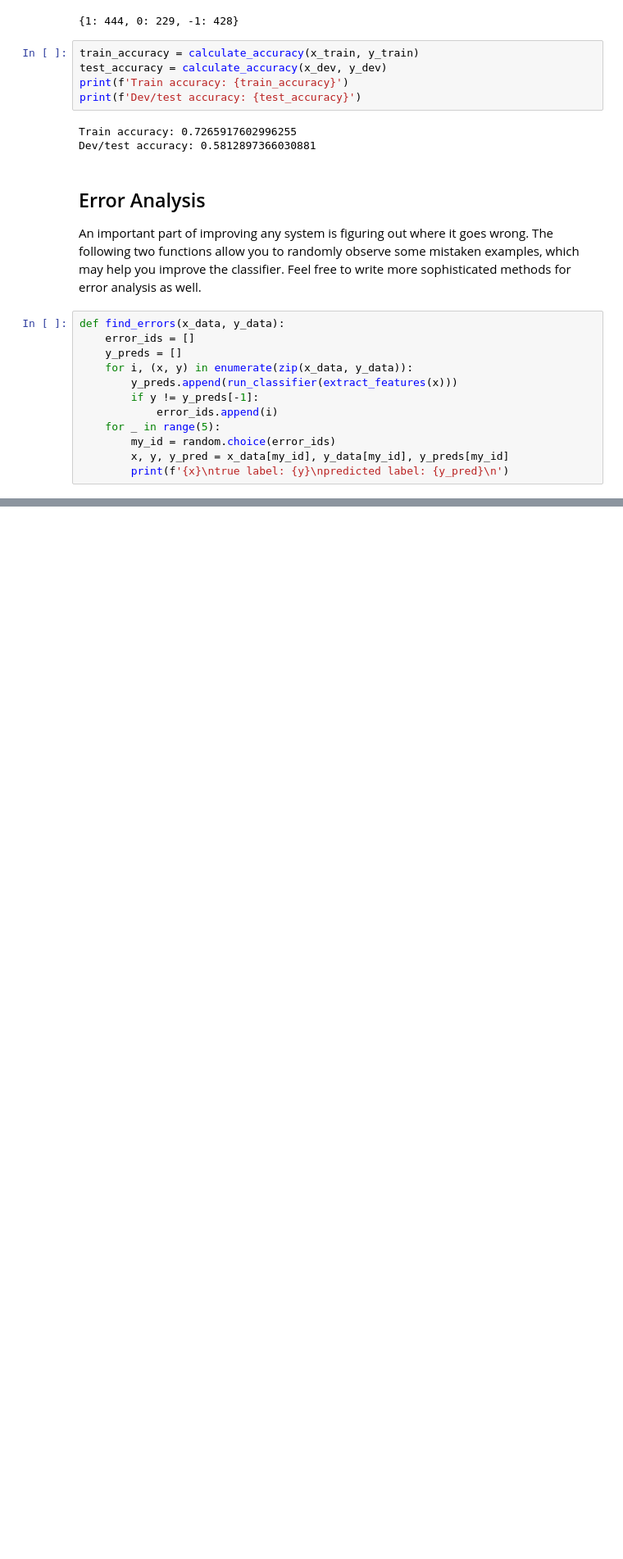
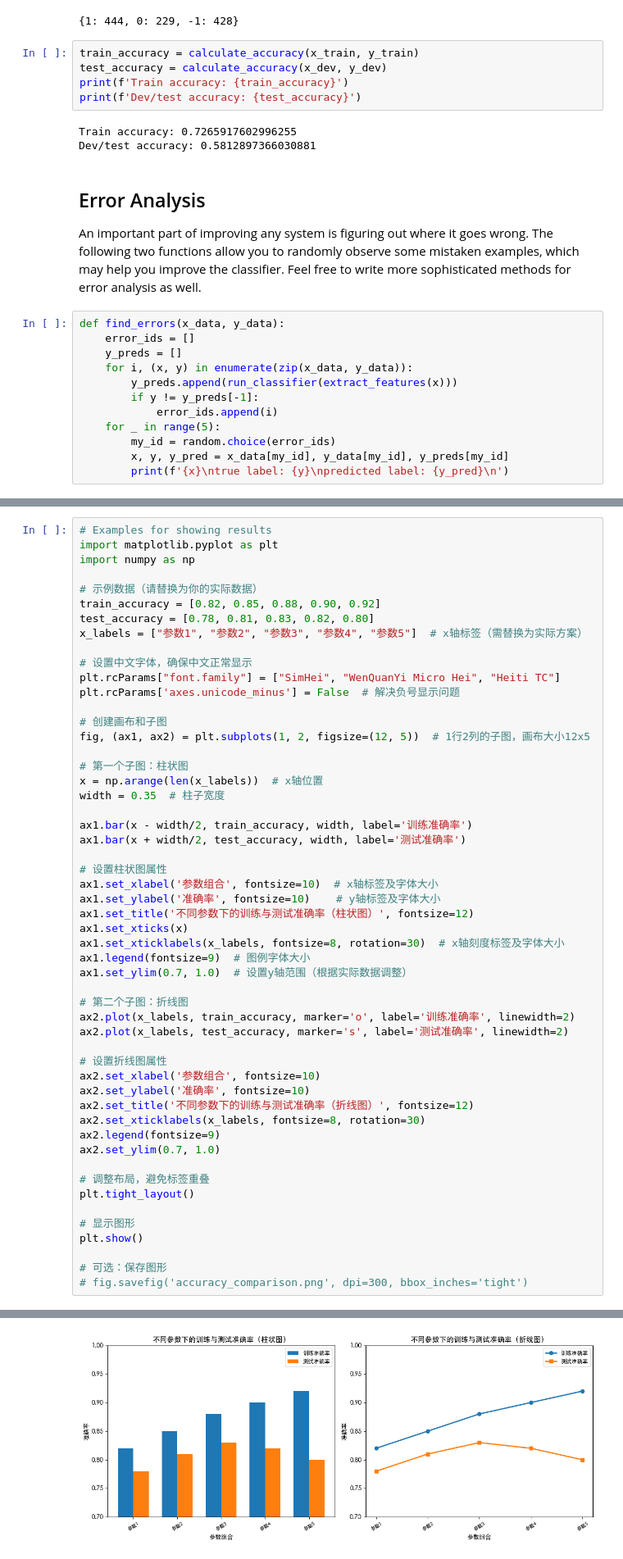
Before and after one commit to muxilinn/nlp-codes, a Jupyter notebook: 01-simpleclassifier/trained_bow_classifier.ipynb, the cells around one changed output, grey strips where cells are left out. Shown at 82% size. Saved outputs shown, nothing was run; the diff lists cells and outputs as text; blank space fills up the shorter version.

```diff
--- a/01-simpleclassifier/trained_bow_classifier.ipynb
+++ b/01-simpleclassifier/trained_bow_classifier.ipynb
@@ -160,0 +143,54 @@ predicted label: 0
+# %%
+# Examples for showing results
+import matplotlib.pyplot as plt
+import numpy as np
+
+# 示例数据（请替换为你的实际数据）
+train_accuracy = [0.82, 0.85, 0.88, 0.90, 0.92]
+test_accuracy = [0.78, 0.81, 0.83, 0.82, 0.80]
+x_labels = ["参数1", "参数2", "参数3", "参数4", "参数5"]  # x轴标签（需替换为实际方案）
+
+# 设置中文字体，确保中文正常显示
+plt.rcParams["font.family"] = ["SimHei", "WenQuanYi Micro Hei", "Heiti TC"]
+plt.rcParams['axes.unicode_minus'] = False  # 解决负号显示问题
+
+# 创建画布和子图
+fig, (ax1, ax2) = plt.subplots(1, 2, figsize=(12, 5))  # 1行2列的子图，画布大小12x5
+
+# 第一个子图：柱状图
+x = np.arange(len(x_labels))  # x轴位置
+width = 0.35  # 柱子宽度
+
+ax1.bar(x - width/2, train_accuracy, width, label='训练准确率')
+ax1.bar(x + width/2, test_accuracy, width, label='测试准确率')
+
+# 设置柱状图属性
+ax1.set_xlabel('参数组合', fontsize=10)  # x轴标签及字体大小
+ax1.set_ylabel('准确率', fontsize=10)    # y轴标签及字体大小
+ax1.set_title('不同参数下的训练与测试准确率（柱状图）', fontsize=12)
+ax1.set_xticks(x)
+ax1.set_xticklabels(x_labels, fontsize=8, rotation=30)  # x轴刻度标签及字体大小
+ax1.legend(fontsize=9)  # 图例字体大小
+ax1.set_ylim(0.7, 1.0)  # 设置y轴范围（根据实际数据调整）
+
+# 第二个子图：折线图
+ax2.plot(x_labels, train_accuracy, marker='o', label='训练准确率', linewidth=2)
+ax2.plot(x_labels, test_accuracy, marker='s', label='测试准确率', linewidth=2)
+
+# 设置折线图属性
+ax2.set_xlabel('参数组合', fontsize=10)
+ax2.set_ylabel('准确率', fontsize=10)
+ax2.set_title('不同参数下的训练与测试准确率（折线图）', fontsize=12)
+ax2.set_xticklabels(x_labels, fontsize=8, rotation=30)
+ax2.legend(fontsize=9)
+ax2.set_ylim(0.7, 1.0)
+
+# 调整布局，避免标签重叠
+plt.tight_layout()
+
+# 显示图形
+plt.show()
+
+# 可选：保存图形
+# fig.savefig('accuracy_comparison.png', dpi=300, bbox_inches='tight')
+# %% [output]
@@ -160,0 +214 @@ predicted label: 0
+[figure, added]
```
Also changed, not shown: parts of 3 cells of this notebook, 1 other file.
